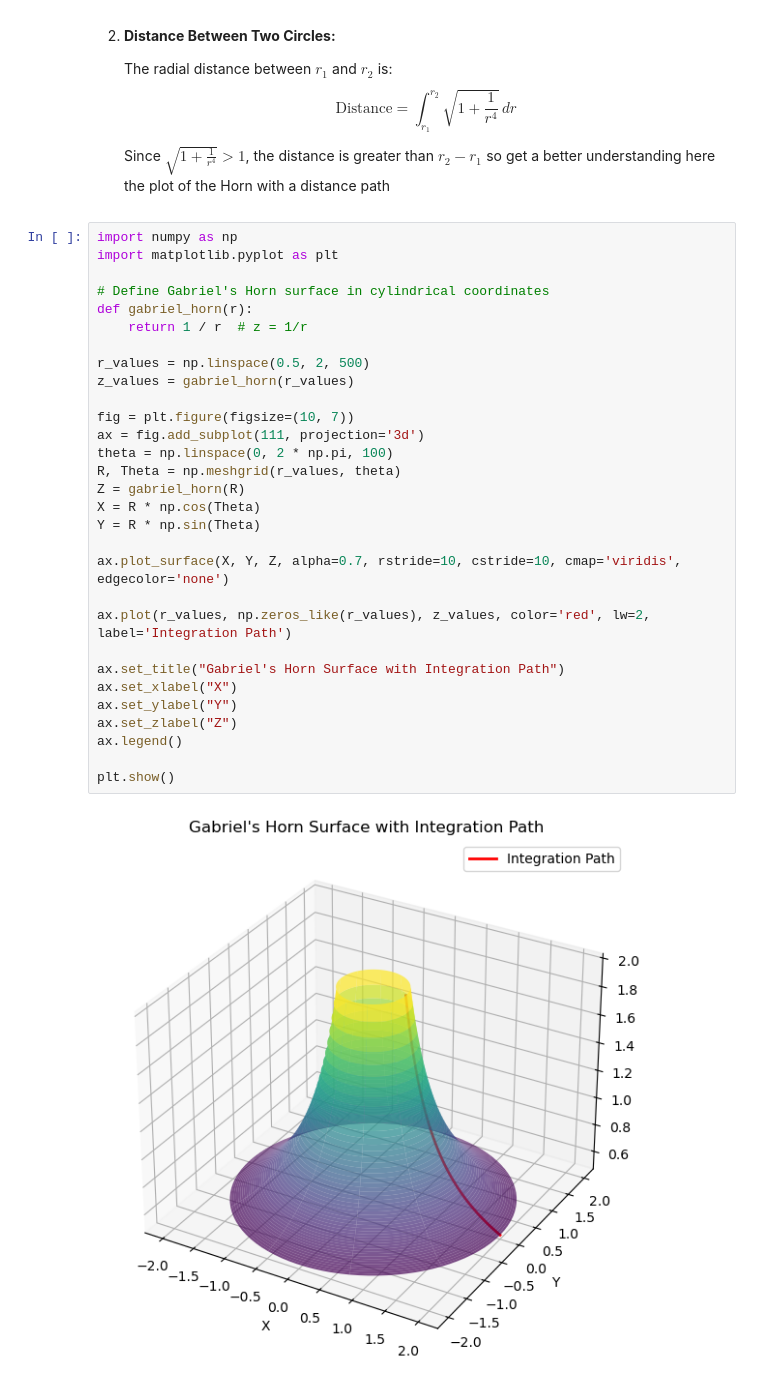
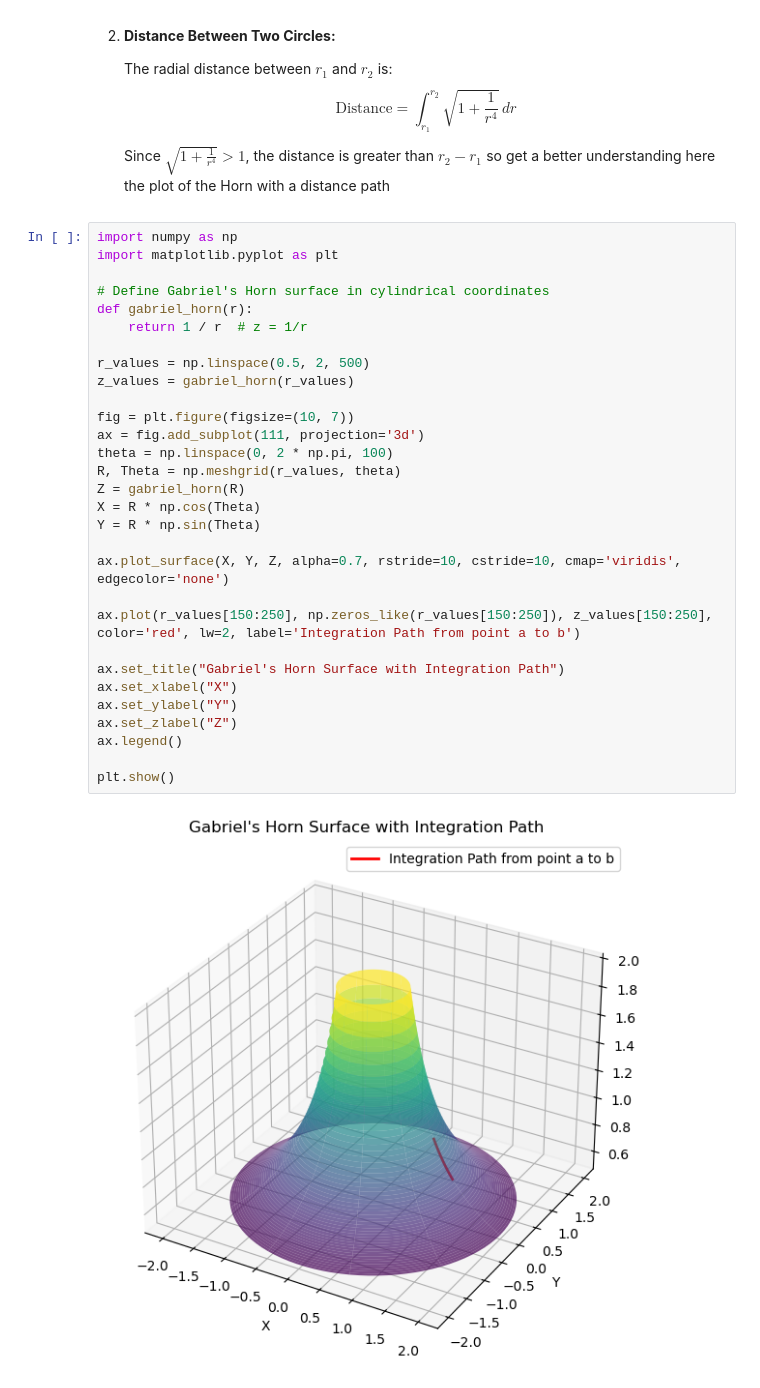
Before and after one commit to gosow9/uzh-astro, a Jupyter notebook: astro-physics/excercise/ex31.ipynb, the cells around one changed output. Saved outputs shown, nothing was run; the diff lists cells and outputs as text.

Commit message:
add ab points

```diff
--- a/astro-physics/excercise/ex31.ipynb
+++ b/astro-physics/excercise/ex31.ipynb
@@ -57,32 +57,32 @@ Hence, argue that the distance between two circles at $r = r_1$ and $r = r_2$ on
 # %%
 import numpy as np
 import matplotlib.pyplot as plt
 
 # Define Gabriel's Horn surface in cylindrical coordinates
 def gabriel_horn(r):
     return 1 / r  # z = 1/r
 
 r_values = np.linspace(0.5, 2, 500)
 z_values = gabriel_horn(r_values)
 
 fig = plt.figure(figsize=(10, 7))
 ax = fig.add_subplot(111, projection='3d')
 theta = np.linspace(0, 2 * np.pi, 100)
 R, Theta = np.meshgrid(r_values, theta)
 Z = gabriel_horn(R)
 X = R * np.cos(Theta)
 Y = R * np.sin(Theta)
 
 ax.plot_surface(X, Y, Z, alpha=0.7, rstride=10, cstride=10, cmap='viridis', edgecolor='none')
 
-ax.plot(r_values, np.zeros_like(r_values), z_values, color='red', lw=2, label='Integration Path')
+ax.plot(r_values[150:250], np.zeros_like(r_values[150:250]), z_values[150:250], color='red', lw=2, label='Integration Path from point a to b')
 
 ax.set_title("Gabriel's Horn Surface with Integration Path")
 ax.set_xlabel("X")
 ax.set_ylabel("Y")
 ax.set_zlabel("Z")
 ax.legend()
 
 plt.show()
 # %% [output]
-[figure, old version]
+[figure, new version]
```
